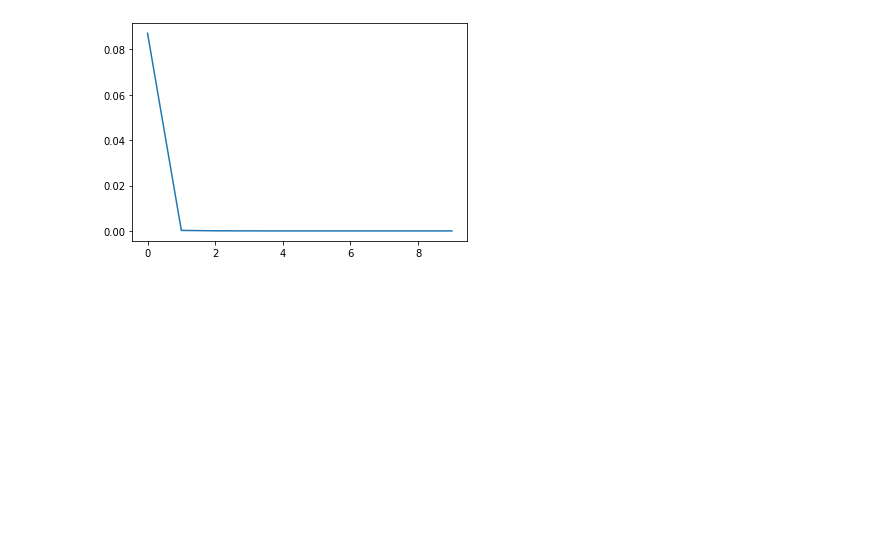
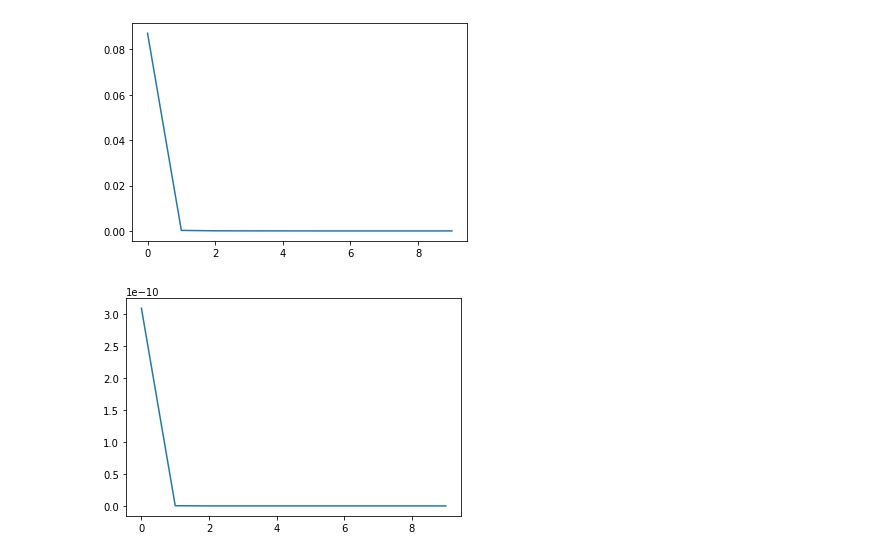
Before and after one commit to akiabe/DNN_with_PyTorch, a Jupyter notebook: lr/sgd_mini-batch.ipynb, the cells around one changed output. Drawn from its saved outputs; the diff is of its cells as text; code cells hidden in the pictures; blank space fills up the shorter version.

```diff
--- a/lr/sgd.ipynb
+++ b/lr/sgd_mini-batch.ipynb
@@ -122,3 +122,28 @@ def train_model_dataloader(epochs):
 train_model_dataloader(10)
 # %% [output]
 [figure]
+# %%
+minibatch = DataLoader(dataset = dataset, batch_size = 5)
+# %%
+MINI_BATCH = []
+
+def train_model_minibatch(epochs):
+    for epoch in range(epochs):
+        total = 0
+        for x, y in minibatch:
+            yhat = forward(x)
+            loss = criterion(yhat, y)
+            loss.backward()
+            w.data = w.data - lr * w.grad.data
+            b.data = b.data - lr * b.grad.data
+            w.grad.data.zero_()
+            b.grad.data.zero_()
+            total += loss.item()
+        MINI_BATCH.append(total)
+
+    plt.plot(MINI_BATCH)
+    plt.show()
+
+train_model_minibatch(10)
+# %% [output]
+[figure, added]
```
